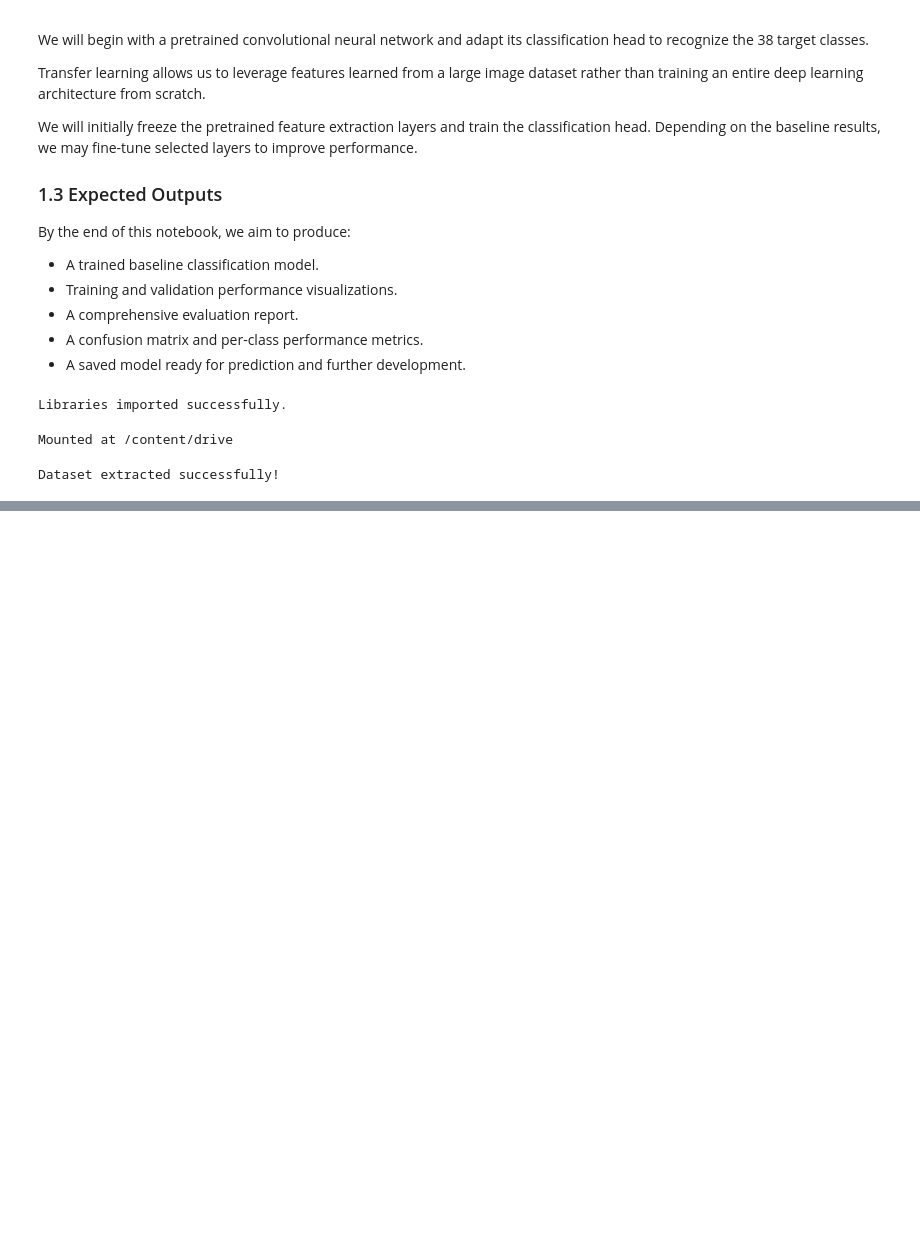
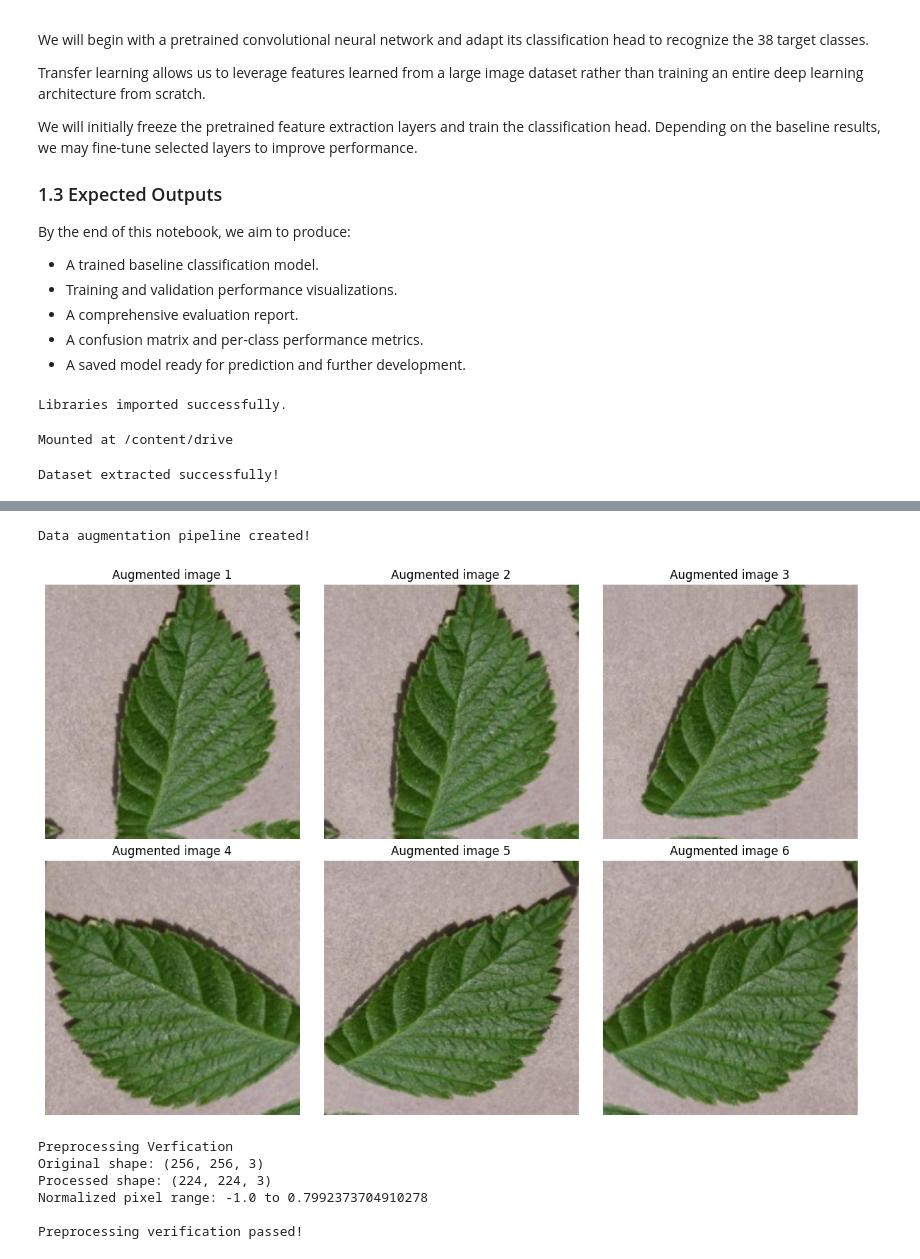
Before and after one commit to Janviere-dev/leaflens-plant-disease-classification, a Jupyter notebook: notebooks/02_model_training.ipynb, the cells around one changed output, grey strips where cells are left out. Drawn from its saved outputs; the diff is of its cells as text; code cells hidden in the pictures; blank space fills up the shorter version.

```diff
--- a/notebooks/02_model_training.ipynb
+++ b/notebooks/02_model_training.ipynb
@@ -90,0 +276,75 @@ Dataset extracted successfully!
+# %%
+data_augmentation = tf.keras.Sequential([
+    tf.keras.layers.RandomFlip("horizontal"),
+
+    tf.keras.layers.RandomRotation(
+        factor=0.08,
+        fill_mode="reflect"
+    ),
+
+    tf.keras.layers.RandomZoom(
+        height_factor=0.10,
+        width_factor=0.10,
+        fill_mode="reflect"
+    )
+], name="data_augmentation")
+
+print("Data augmentation pipeline created!")
+# %% [output]
+Data augmentation pipeline created!
+# %%
+# Resize the sample without normalization
+resized_sample = tf.image.resize(
+    original_image.astype(np.float32),
+    [IMG_SIZE, IMG_SIZE]
+)
+
+plt.figure(figsize=(12, 8))
+
+for i in range(6):
+    augmented_image = data_augmentation(
+        tf.expand_dims(resized_sample, axis=0),
+        training=True
+    )
+
+    # Convert back to display range
+    augmented_image = tf.clip_by_value(
+        augmented_image[0] / 255.0,
+        0,
+        1
+    )
+
+    plt.subplot(2, 3, i + 1)
+    plt.imshow(augmented_image.numpy())
+    plt.title(f"Augmented image {i + 1}")
+    plt.axis("off")
+
+plt.tight_layout()
+plt.show()
+# %% [output]
+[figure, added]
+# %%
+print("Preprocessing Verfication")
+
+print("Original shape:", original_image.shape)
+print("Processed shape:", processed_image.shape)
+
+print(
+    "Normalized pixel range:",
+    float(tf.reduce_min(processed_image)),
+    "to",
+    float(tf.reduce_max(processed_image))
+)
+
+assert processed_image.shape == (224, 224, 3)
+assert float(tf.reduce_min(processed_image)) >= -1.0
+assert float(tf.reduce_max(processed_image)) <= 1.0
+
+print("\nPreprocessing verification passed!")
+# %% [output]
+Preprocessing Verfication
+Original shape: (256, 256, 3)
+Processed shape: (224, 224, 3)
+Normalized pixel range: -1.0 to 0.7992373704910278
+
+Preprocessing verification passed!
```
Also changed, not shown: parts of 20 cells of this notebook.
